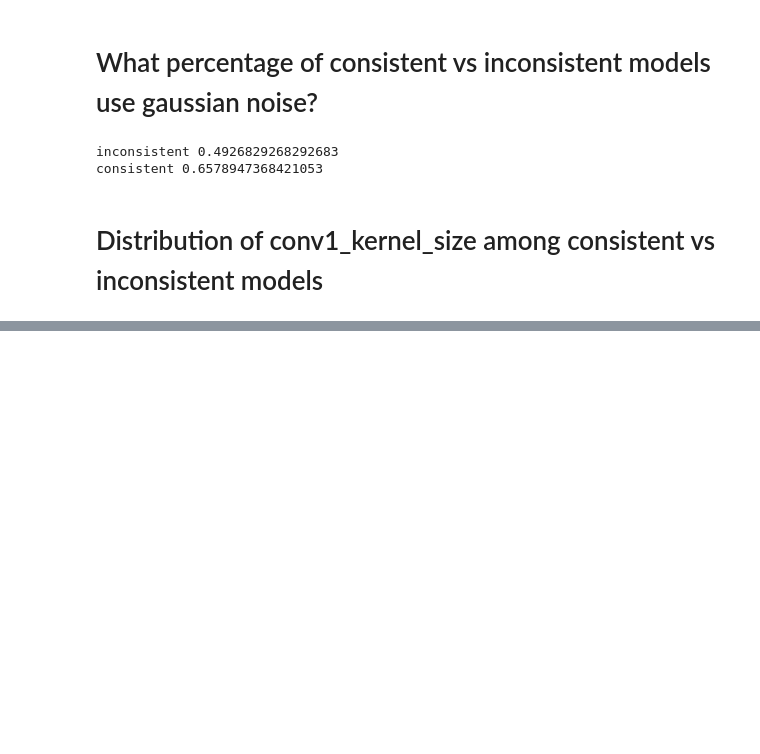
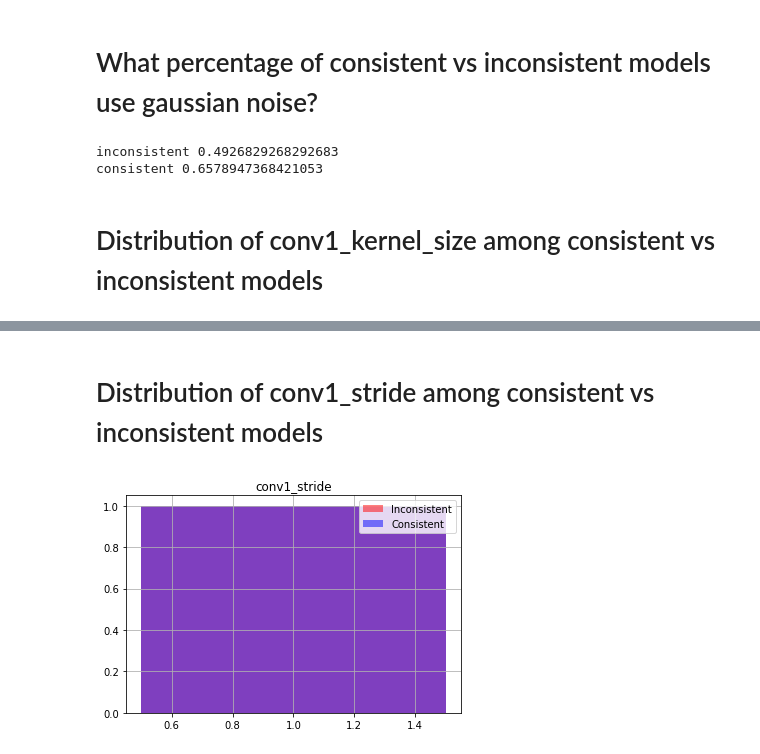
Before and after one commit to zhanwenchen/beam_nn, a Jupyter notebook: notebooks/Hyperparameter Analysis.ipynb, the cells around one changed output, grey strips where cells are left out. Saved outputs shown, nothing was run; the diff lists cells and outputs as text; code cells hidden in the pictures; blank space fills up the shorter version.

```diff
--- a/notebooks/Hyperparameter Analysis.ipynb
+++ b/notebooks/Hyperparameter Analysis.ipynb
@@ -258,0 +154,7 @@ plot_merged_cnr_hyperparameters(df_consistent_cnr_snr, 'target_in_vivo_avg_cnr_d
+# %% [markdown]
+# Distribution of conv1_stride among consistent vs inconsistent models
+# %%
+# Note: we didn't allow larger kernel sizes until later
+consistent_vs_inconsistent_histogram('conv1_stride', bins=1)
+# %% [output]
+[figure, added]
```
Also changed, not shown: parts of 44 cells of this notebook.
